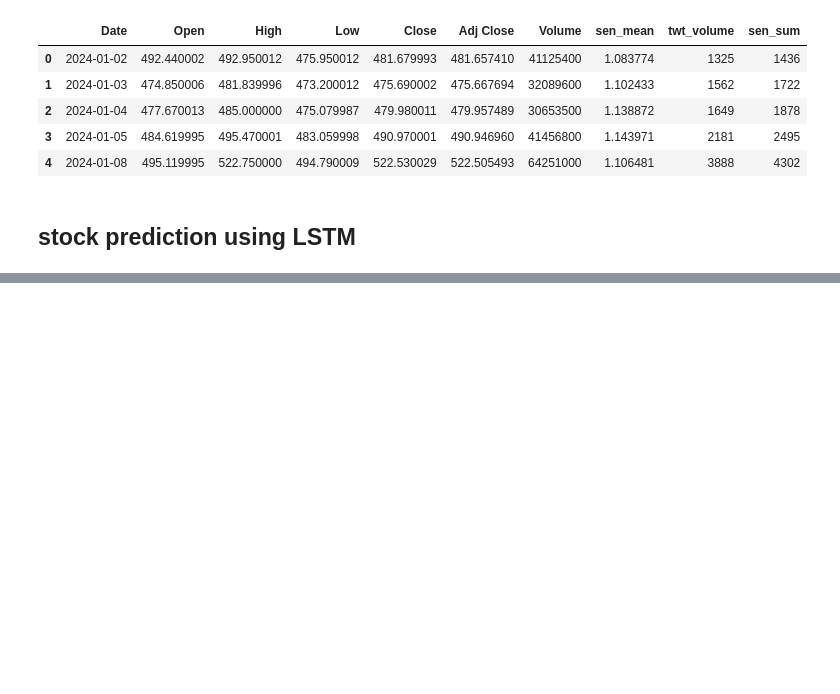
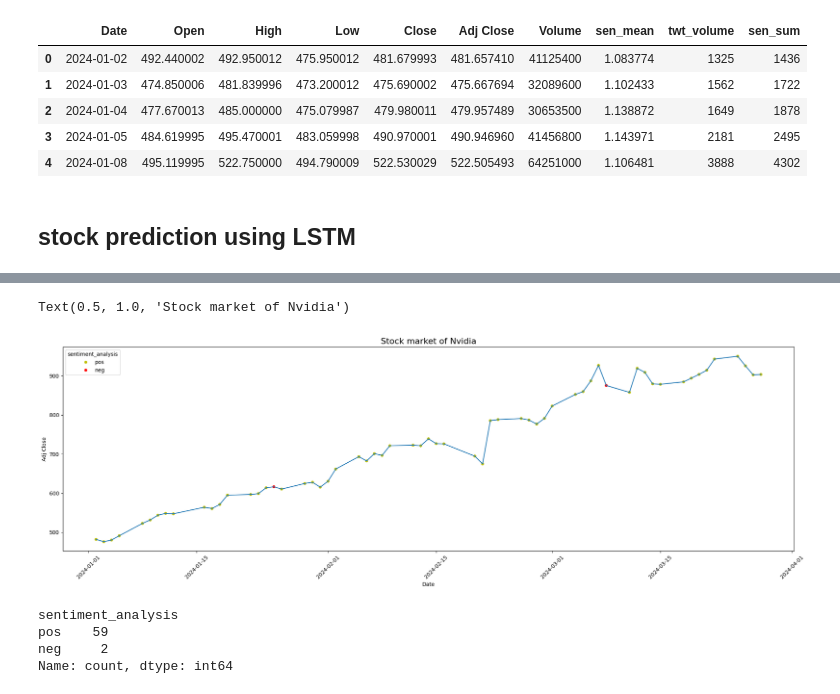
Before and after one commit to divijjasuja/sentiment-analysis-and-stock-prediction, a Jupyter notebook: model.ipynb, the cells around one changed output, grey strips where cells are left out. Saved outputs shown, nothing was run; the diff lists cells and outputs as text; code cells hidden in the pictures; blank space fills up the shorter version.

```diff
--- a/model.ipynb
+++ b/model.ipynb
@@ -190,0 +151,4 @@ x_train, y_train, x_test, y_test = split_data(price, lookback)
+# %%
+df = pd.read_csv('NVDA_final', index_col=0)
+df['Date'] = pd.to_datetime(df['Date'])
+df.info()
@@ -190,0 +182,26 @@ x_train, y_train, x_test, y_test = split_data(price, lookback)
+# %%
+def assign_symbol(x):
+    if x > 1:
+        return 'pos'
+    elif x == 1:
+        return 'nue'
+    else:
+        return 'neg'
+# %%
+plt.figure(figsize=(25,7))
+sns.lineplot(x=df["Date"],y=df["Adj Close"])
+df['sentiment_analysis']=df['sen_mean']
+df['sentiment_analysis']=df['sentiment_analysis'].apply(lambda x: assign_symbol(x))
+sns.scatterplot(x=df["Date"],y=df['Adj Close'],hue=df['sentiment_analysis'],palette=['y','r','g'])
+plt.xticks(rotation=45)
+plt.title("Stock market of Nvidia",fontsize=16)
+# %% [output]
+Text(0.5, 1.0, 'Stock market of Nvidia')
+[figure, added]
+# %%
+df['sentiment_analysis'].value_counts()
+# %% [output]
+sentiment_analysis
+pos    59
+neg     2
+Name: count, dtype: int64
```
Also changed, not shown: parts of 23 cells of this notebook.
